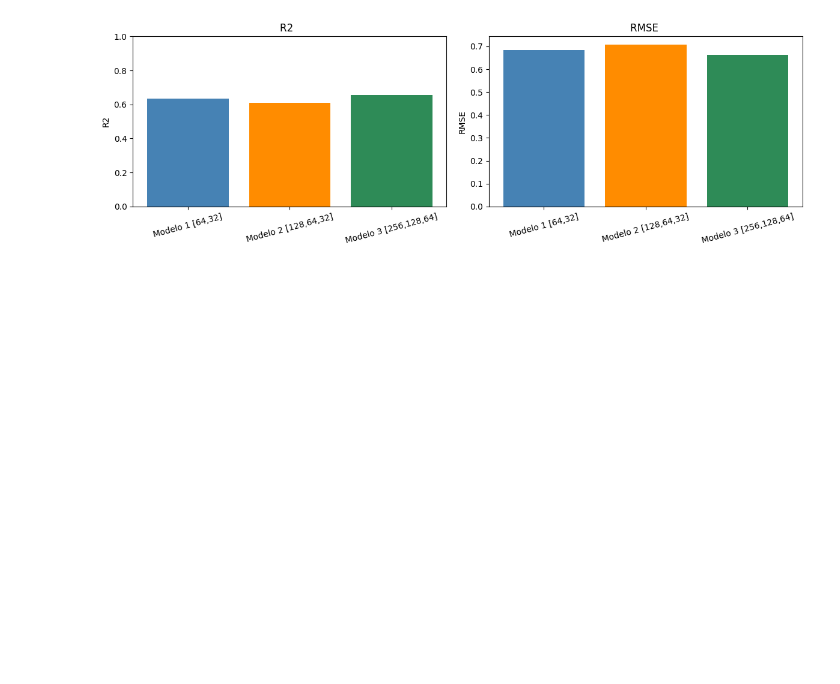
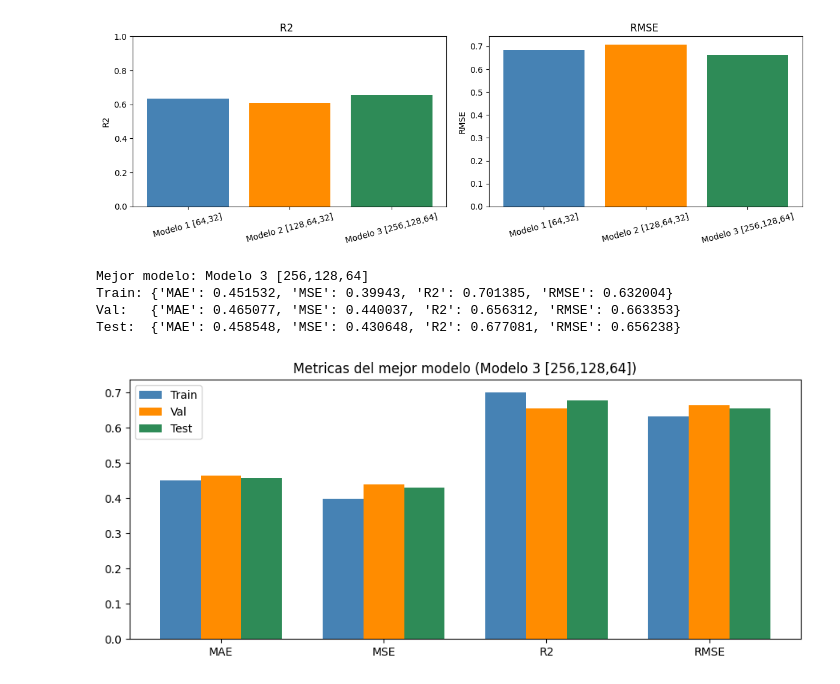
Before and after one commit to edgardlt03/ICO-Trabajos, a Jupyter notebook: Participación_marzo_19.ipynb, the cells around one changed output. Cells and saved outputs as stored; diff of their text form; code cells hidden in the pictures; blank space fills up the shorter version.

Commit message:
evaluacion del major modelo grafica del major modelo grafica de predicciones

```diff
--- a/Participación_marzo_19.ipynb
+++ b/Participación_marzo_19.ipynb
@@ -265,3 +265,45 @@ axs[1].tick_params(axis='x', rotation=15)
 plt.tight_layout()
 # %% [output]
 [figure]
+# %%
+best_name  = names[r2s.index(max(r2s))]
+models_map = {
+    'Modelo 1 [64,32]':      model1,
+    'Modelo 2 [128,64,32]':  model2,
+    'Modelo 3 [256,128,64]': model3,
+}
+best_model = models_map[best_name]
+
+print(f"Mejor modelo: {best_name}")
+
+train_metrics = evaluate_model(best_model, train_loader)
+val_metrics   = evaluate_model(best_model, val_loader)
+test_metrics  = evaluate_model(best_model, test_loader)
+
+print("Train:", train_metrics)
+print("Val:  ", val_metrics)
+print("Test: ", test_metrics)
+# %% [output]
+Mejor modelo: Modelo 3 [256,128,64]
+Train: {'MAE': 0.451532, 'MSE': 0.39943, 'R2': 0.701385, 'RMSE': 0.632004}
+Val:   {'MAE': 0.465077, 'MSE': 0.440037, 'R2': 0.656312, 'RMSE': 0.663353}
+Test:  {'MAE': 0.458548, 'MSE': 0.430648, 'R2': 0.677081, 'RMSE': 0.656238}
+# %%
+metrics_names = ['MAE', 'MSE', 'R2', 'RMSE']
+splits        = ['Train', 'Val', 'Test']
+all_metrics   = [train_metrics, val_metrics, test_metrics]
+colors        = ['steelblue', 'darkorange', 'seagreen']
+width         = 0.25
+x_pos         = range(len(metrics_names))
+
+plt.figure(figsize=(9, 4))
+for i, (split, metrics, color) in enumerate(zip(splits, all_metrics, colors)):
+    vals = [metrics[m] for m in metrics_names]
+    plt.bar([p + i * width for p in x_pos], vals, width=width, label=split, color=color)
+
+plt.xticks([p + width for p in x_pos], metrics_names)
+plt.title(f'Metricas del mejor modelo ({best_name})')
+plt.legend()
+plt.tight_layout()
+# %% [output]
+[figure, added]
```
Also changed, not shown: parts of 1 cell of this notebook.
